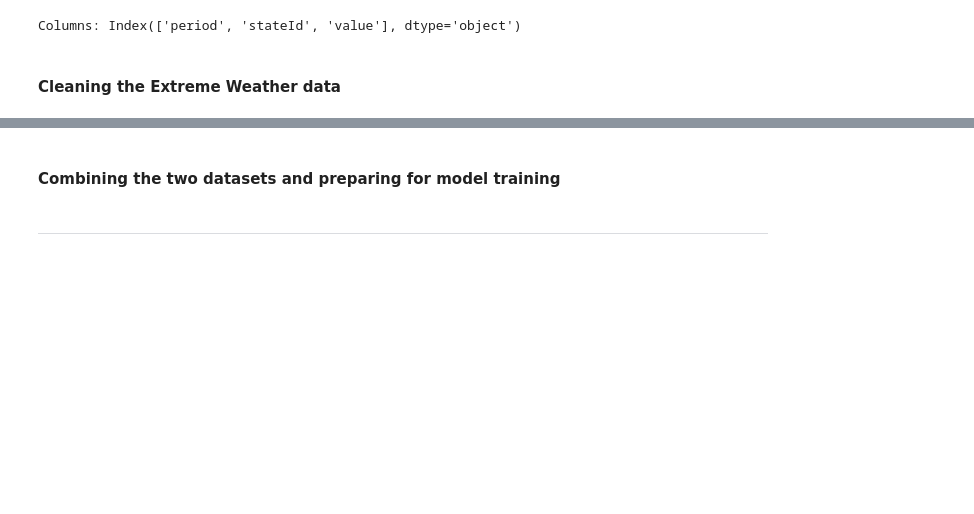
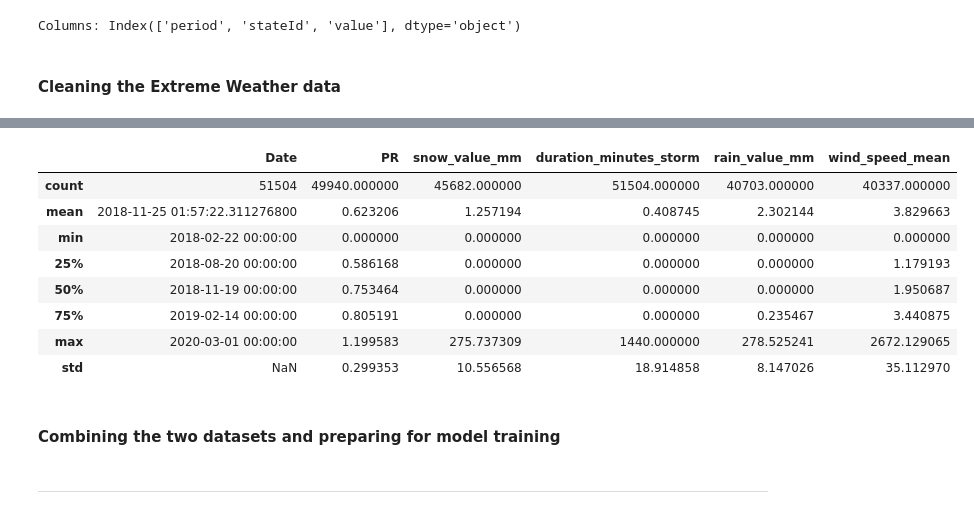
Before and after one commit to mcarbajal2/IFI8420-Assignments, a Jupyter notebook: Final Project/final_project.ipynb, the cells around one changed output, grey strips where cells are left out. Saved outputs shown, nothing was run; the diff lists cells and outputs as text; code cells hidden in the pictures; blank space fills up the shorter version.

```diff
--- a/Final Project/final_project.ipynb
+++ b/Final Project/final_project.ipynb
@@ -486,3 +486,15 @@ print("Columns:", df.columns)
 Columns: Index(['period', 'stateId', 'value'], dtype='object')
 # %% [markdown]
 #### Cleaning the Extreme Weather data
+# %%
+df_extreme = pd.read_excel("exWeather_PV_data.xlsx", sheet_name="data")
+
+# Drop any row with all 0s
+df_extreme = df_extreme[['Date', 'NOAAClimRegion', 'PR', 'snow_value_mm', 'duration_minutes_storm', 'rain_value_mm', 'wind_speed_mean']]
+df_extreme = df_extreme[(df_extreme != 0).any(axis=1)]
+
+# Cleaning column types
+df_extreme['NOAAClimRegion'] = df_extreme['NOAAClimRegion'].astype('category')
+df_extreme['duration_minutes_storm'] = df_extreme['duration_minutes_storm'].astype(float)
+
+df_extreme.info()
@@ -489,3 +516,15 @@ Columns: Index(['period', 'stateId', 'value'], dtype='object')
+# %%
+df_extreme.describe()
+# %% [output]
+|  | Date | PR | snow_value_mm | duration_minutes_storm | rain_value_mm | wind_speed_mean |
+| count | 51504 | 49940.000000 | 45682.000000 | 51504.000000 | 40703.000000 | 40337.000000 |
+| mean | 2018-11-25 01:57:22.311276800 | 0.623206 | 1.257194 | 0.408745 | 2.302144 | 3.829663 |
+| min | 2018-02-22 00:00:00 | 0.000000 | 0.000000 | 0.000000 | 0.000000 | 0.000000 |
+| 25% | 2018-08-20 00:00:00 | 0.586168 | 0.000000 | 0.000000 | 0.000000 | 1.179193 |
+| 50% | 2018-11-19 00:00:00 | 0.753464 | 0.000000 | 0.000000 | 0.000000 | 1.950687 |
+| 75% | 2019-02-14 00:00:00 | 0.805191 | 0.000000 | 0.000000 | 0.235467 | 3.440875 |
+| max | 2020-03-01 00:00:00 | 1.199583 | 275.737309 | 1440.000000 | 278.525241 | 2672.129065 |
+| std | NaN | 0.299353 | 10.556568 | 18.914858 | 8.147026 | 35.112970 |
 # %% [markdown]
 #### Combining the two datasets and preparing for model training
 # %%
```
Also changed, not shown: parts of 8 cells of this notebook.
